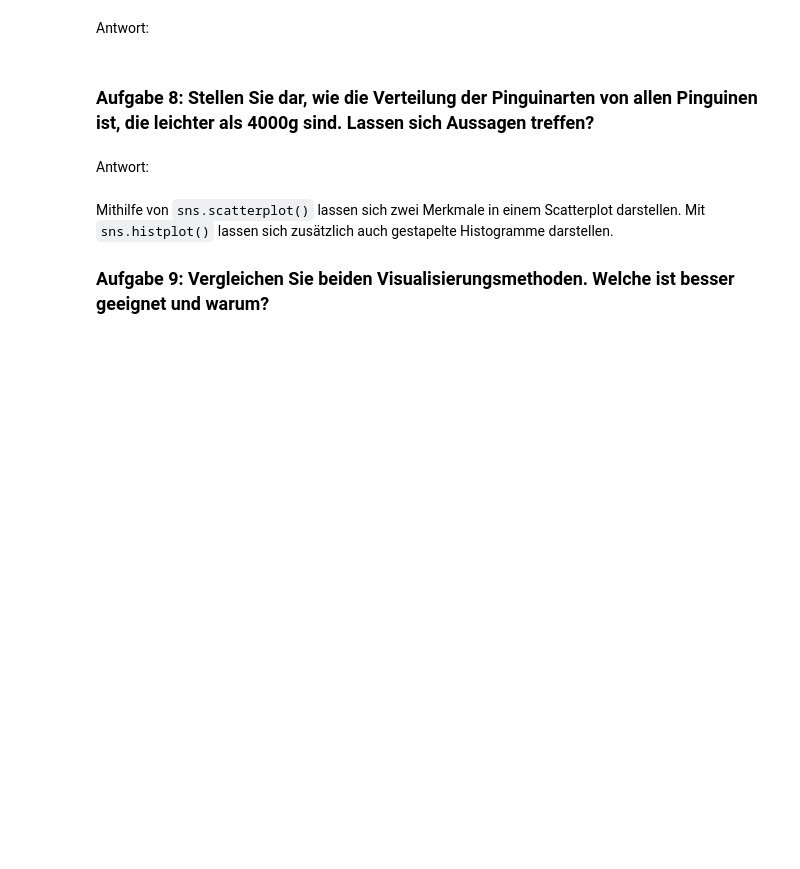
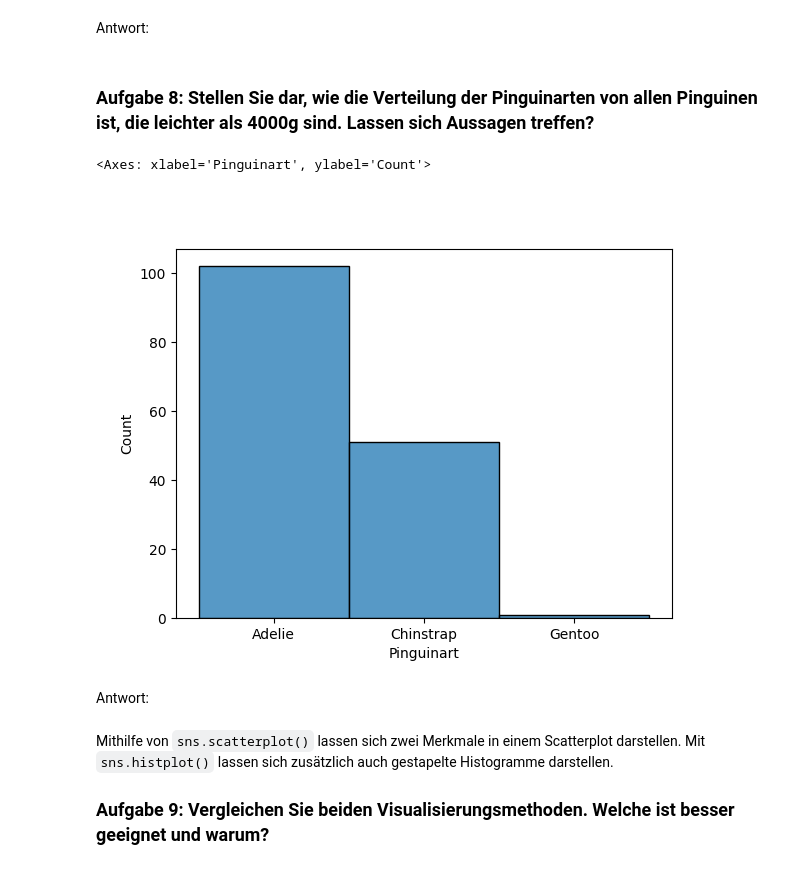
Before and after one commit to ai4all-EAH/AI4ALLBasic, a Jupyter notebook: AI4ALLNotebooks/DAT_PJY_001_S.ipynb, the cells around one changed output. Drawn from its saved outputs; the diff is of its cells as text; code cells hidden in the pictures; blank space fills up the shorter version.

```diff
--- a/AI4ALLNotebooks/DAT_PJY_001_S.ipynb
+++ b/AI4ALLNotebooks/DAT_PJY_001_S.ipynb
@@ -120,6 +209,6 @@ print(durchschnitts_gewicht) # Ausgabe des Durchschnittsgewichts
 # %% [markdown]
 ### Aufgabe 4: Lassen sie sich das Durchschnittsgewicht der Pinguine, die leichter als 4000g sind, ausgeben.
 # %%
-leichte_pinguine =
-leichte_pinguine_durchschnitts_gewicht =
+leichte_pinguine = df[df['Gewicht'] < 4000]
+leichte_pinguine_durchschnitts_gewicht = leichte_pinguine['Gewicht'].mean()
 print(leichte_pinguine_durchschnitts_gewicht)
@@ -185,7 +283,10 @@ Antwort:
 ### Aufgabe 8: Stellen Sie dar, wie die Verteilung der Pinguinarten von allen Pinguinen ist, die leichter als 4000g sind. Lassen sich Aussagen treffen?
 # %%
 plt.close('all')
-sns.histplot(data=)
+sns.histplot(data=leichte_pinguine['Pinguinart'])
+# %% [output]
+<Axes: xlabel='Pinguinart', ylabel='Count'>
+[figure, added]
 # %% [markdown]
 Antwort:
 # %% [markdown]
```
Also changed, not shown: parts of 42 cells of this notebook.
